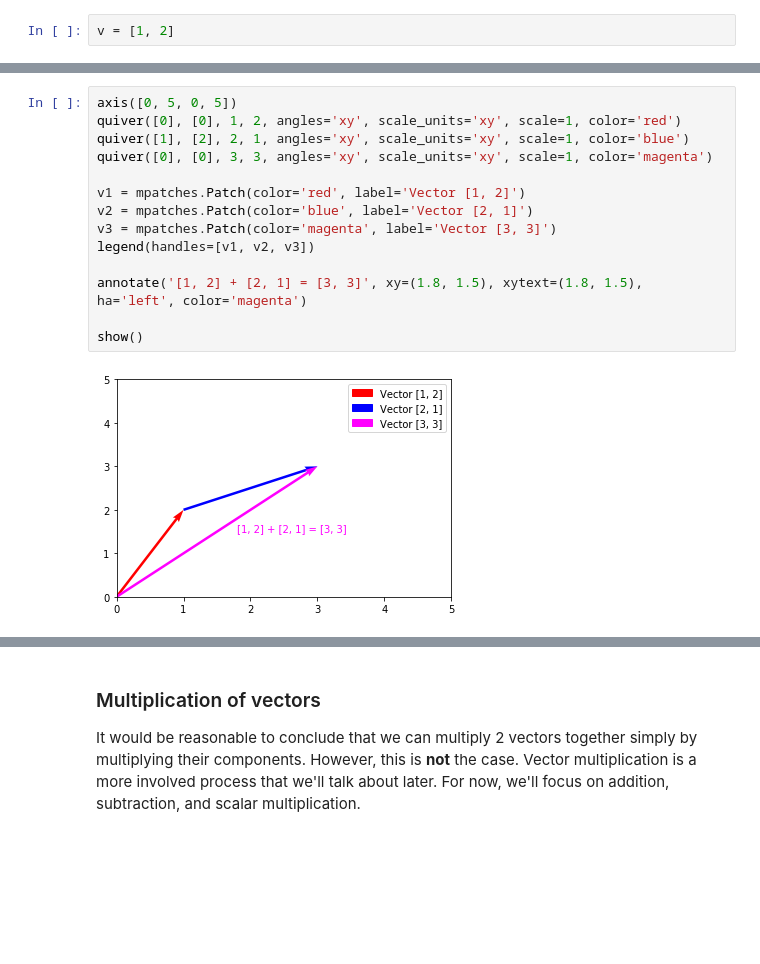
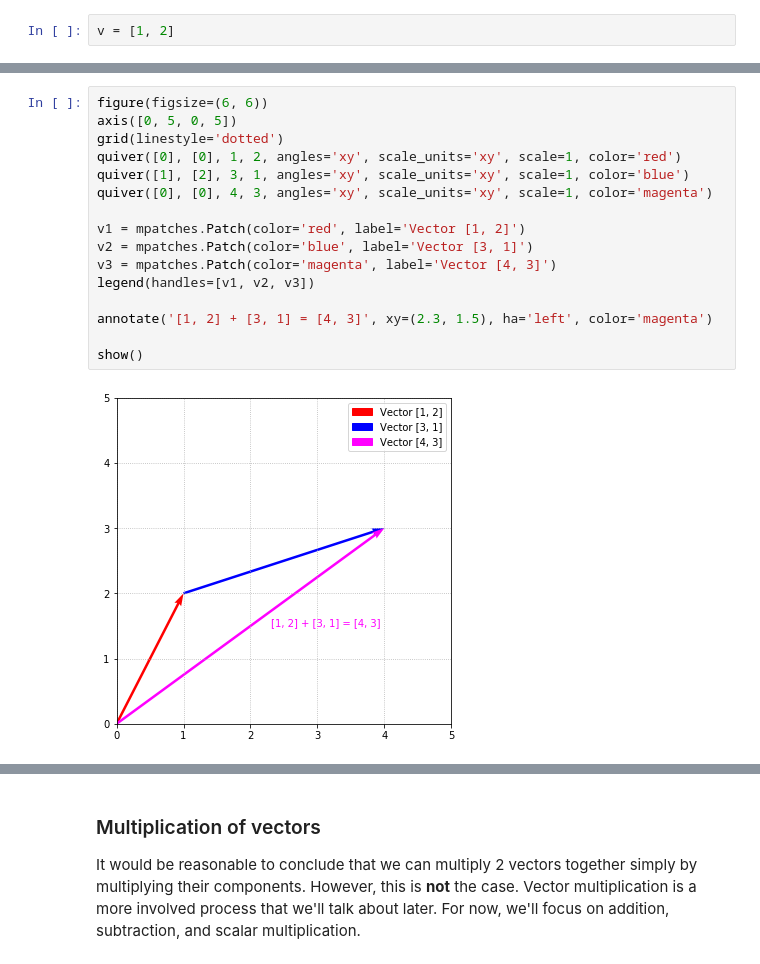
Before and after one commit to blparker/learn-linear-algebra, a Jupyter notebook: Vectors.ipynb, the cells around one changed output, grey strips where cells are left out. Saved outputs shown, nothing was run; the diff lists cells and outputs as text; blank space fills up the shorter version.

```diff
--- a/Vectors.ipynb
+++ b/Vectors.ipynb
@@ -173,17 +205,19 @@ Following the steps from above, we arrived at a resulting vector of $\begin{bmat
 # %%
+figure(figsize=(6, 6))
 axis([0, 5, 0, 5])
+grid(linestyle='dotted')
 quiver([0], [0], 1, 2, angles='xy', scale_units='xy', scale=1, color='red')
-quiver([1], [2], 2, 1, angles='xy', scale_units='xy', scale=1, color='blue')
-quiver([0], [0], 3, 3, angles='xy', scale_units='xy', scale=1, color='magenta')
+quiver([1], [2], 3, 1, angles='xy', scale_units='xy', scale=1, color='blue')
+quiver([0], [0], 4, 3, angles='xy', scale_units='xy', scale=1, color='magenta')
 
 v1 = mpatches.Patch(color='red', label='Vector [1, 2]')
-v2 = mpatches.Patch(color='blue', label='Vector [2, 1]')
-v3 = mpatches.Patch(color='magenta', label='Vector [3, 3]')
+v2 = mpatches.Patch(color='blue', label='Vector [3, 1]')
+v3 = mpatches.Patch(color='magenta', label='Vector [4, 3]')
 legend(handles=[v1, v2, v3])
 
-annotate('[1, 2] + [2, 1] = [3, 3]', xy=(1.8, 1.5), xytext=(1.8, 1.5), ha='left', color='magenta')
+annotate('[1, 2] + [3, 1] = [4, 3]', xy=(2.3, 1.5), ha='left', color='magenta')
 
 show()
 # %% [output]
-[figure, old version]
+[figure, new version]
 # %% [markdown]
```
Also changed, not shown: parts of 66 cells of this notebook.
